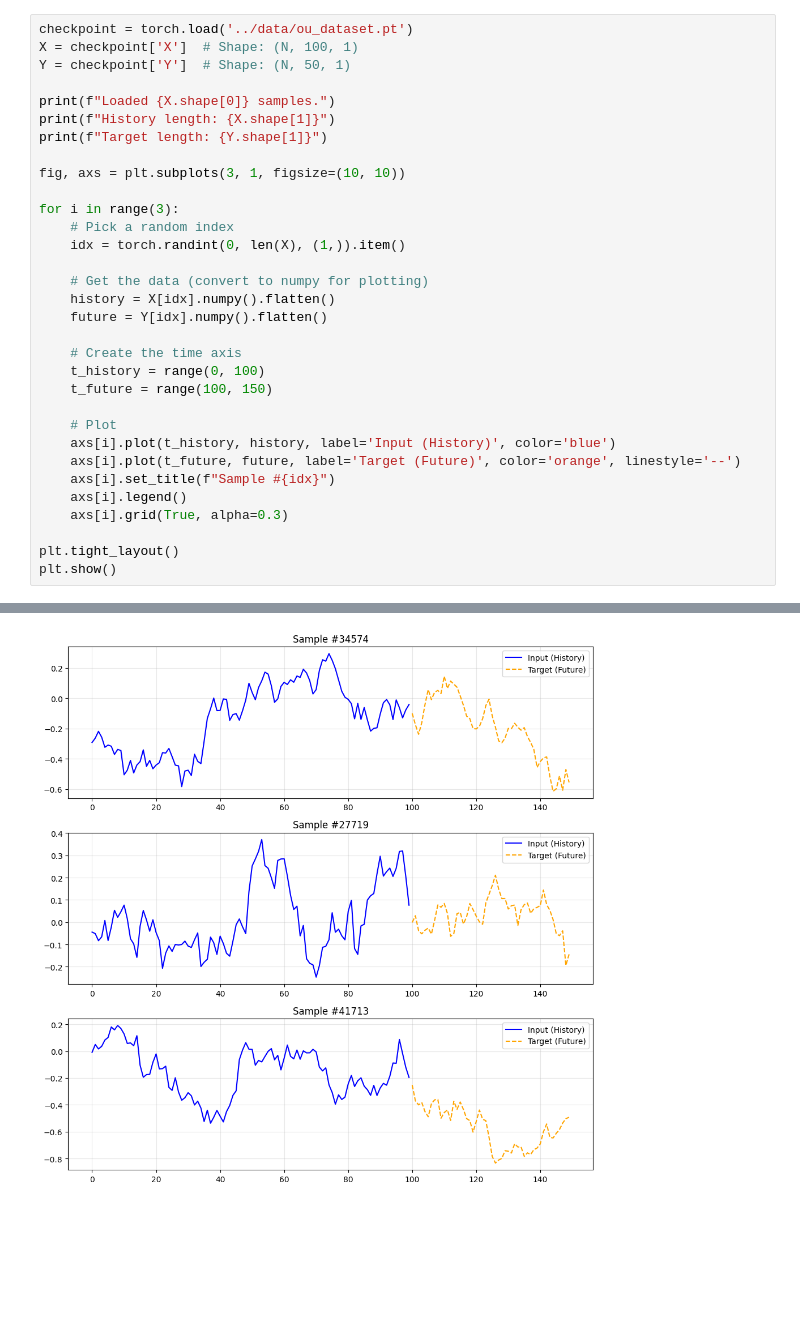
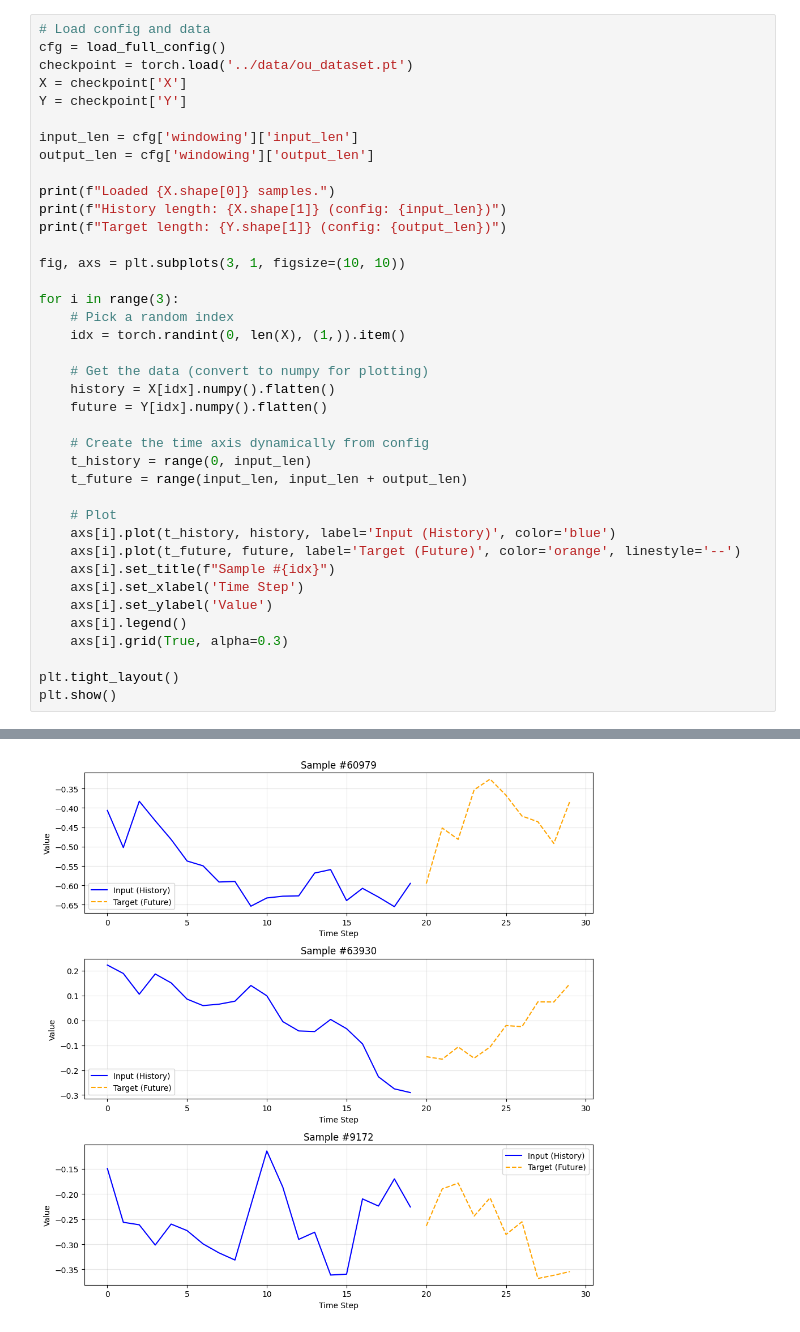
Before and after one commit to Syed-Masrur-Ahmed/transformer-causal-dynamics, a Jupyter notebook: notebooks/01_data_viz.ipynb, the cells around one changed output, grey strips where cells are left out. Saved outputs shown, nothing was run; the diff lists cells and outputs as text; blank space fills up the shorter version.

```diff
--- a/notebooks/01_data_viz.ipynb
+++ b/notebooks/01_data_viz.ipynb
@@ -4,11 +9,16 @@ import matplotlib.pyplot as plt
 # %%
+# Load config and data
+cfg = load_full_config()
 checkpoint = torch.load('../data/ou_dataset.pt')
-X = checkpoint['X']  # Shape: (N, 100, 1)
-Y = checkpoint['Y']  # Shape: (N, 50, 1)
+X = checkpoint['X']
+Y = checkpoint['Y']
+
+input_len = cfg['windowing']['input_len']
+output_len = cfg['windowing']['output_len']
 
 print(f"Loaded {X.shape[0]} samples.")
-print(f"History length: {X.shape[1]}")
-print(f"Target length: {Y.shape[1]}")
+print(f"History length: {X.shape[1]} (config: {input_len})")
+print(f"Target length: {Y.shape[1]} (config: {output_len})")
 
 fig, axs = plt.subplots(3, 1, figsize=(10, 10))
 
@@ -20,14 +30,16 @@ for i in range(3):
     history = X[idx].numpy().flatten()
     future = Y[idx].numpy().flatten()
 
-    # Create the time axis
-    t_history = range(0, 100)
-    t_future = range(100, 150)
+    # Create the time axis dynamically from config
+    t_history = range(0, input_len)
+    t_future = range(input_len, input_len + output_len)
 
     # Plot
     axs[i].plot(t_history, history, label='Input (History)', color='blue')
     axs[i].plot(t_future, future, label='Target (Future)', color='orange', linestyle='--')
     axs[i].set_title(f"Sample #{idx}")
+    axs[i].set_xlabel('Time Step')
+    axs[i].set_ylabel('Value')
     axs[i].legend()
     axs[i].grid(True, alpha=0.3)
 
@@ -40 +52 @@ Target length: 50
-[figure, old version]
+[figure, new version]
```
Also changed, not shown: parts of 2 cells of this notebook, 5 other files.
